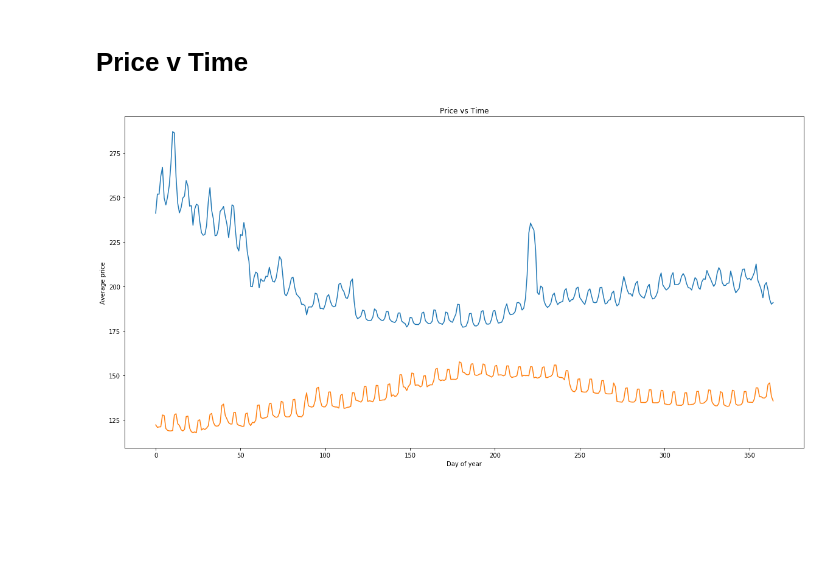
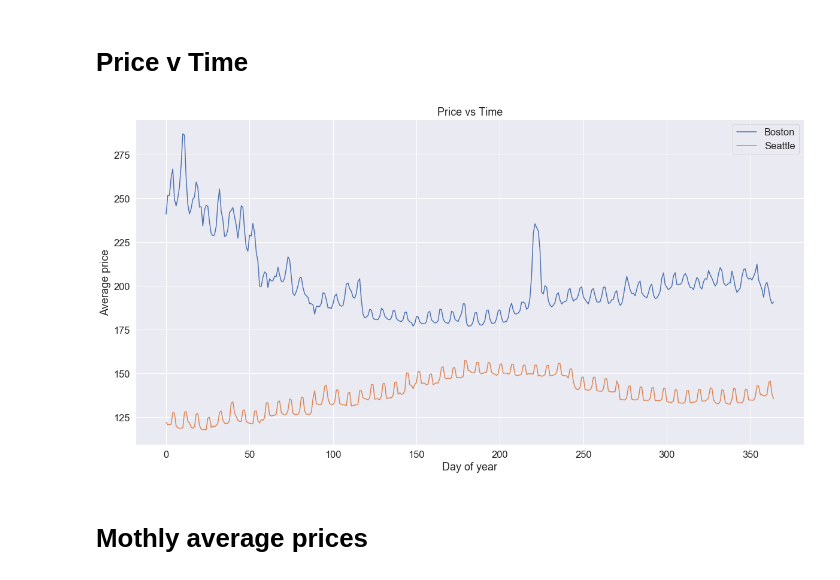
Before and after one commit to mahtani89/Udactiy_Project1, a Jupyter notebook: Comparison.ipynb, the cells around one changed output. Saved outputs shown, nothing was run; the diff lists cells and outputs as text; code cells hidden in the pictures; blank space fills up the shorter version.

```diff
--- a/Comparison.ipynb
+++ b/Comparison.ipynb
@@ -4,6 +4,7 @@ import numpy as np
 import pandas as pd
 import pandas_profiling
 import seaborn as sns
+sns.set(font_scale=1.5)
 import matplotlib.pyplot as plt
 from datetime import datetime
 # %%
@@ -66,13 +67,18 @@ date_price_Seattle_df = seattle_cal_df[[
 date_price_Seattle_df['days'] = (date_price_Seattle_df['new_date'] - min(date_price_Seattle_df['new_date'])).dt.days
 # %%
 fig, ax = plt.subplots(figsize=(20,10))
+
 sns.lineplot(x='days', y='new_price', data=date_price_Boston_df)
 sns.lineplot(x='days', y='new_price', data=date_price_Seattle_df)
 ax.set(xlabel='Day of year', ylabel='Average price')
+#ax.set_fontsize(20)
 plt.title('Price vs Time')
+plt.legend(labels=['Boston','Seattle'])
 #ax.set(xlim = (, ))
 plt.show();
 # %% [output]
-[figure, old version]
+[figure, new version]
 # %%
 fig.savefig('price_time.png')
+# %% [markdown]
+# Mothly average prices
```
Also changed, not shown: parts of 4 cells of this notebook, 4 other files.
